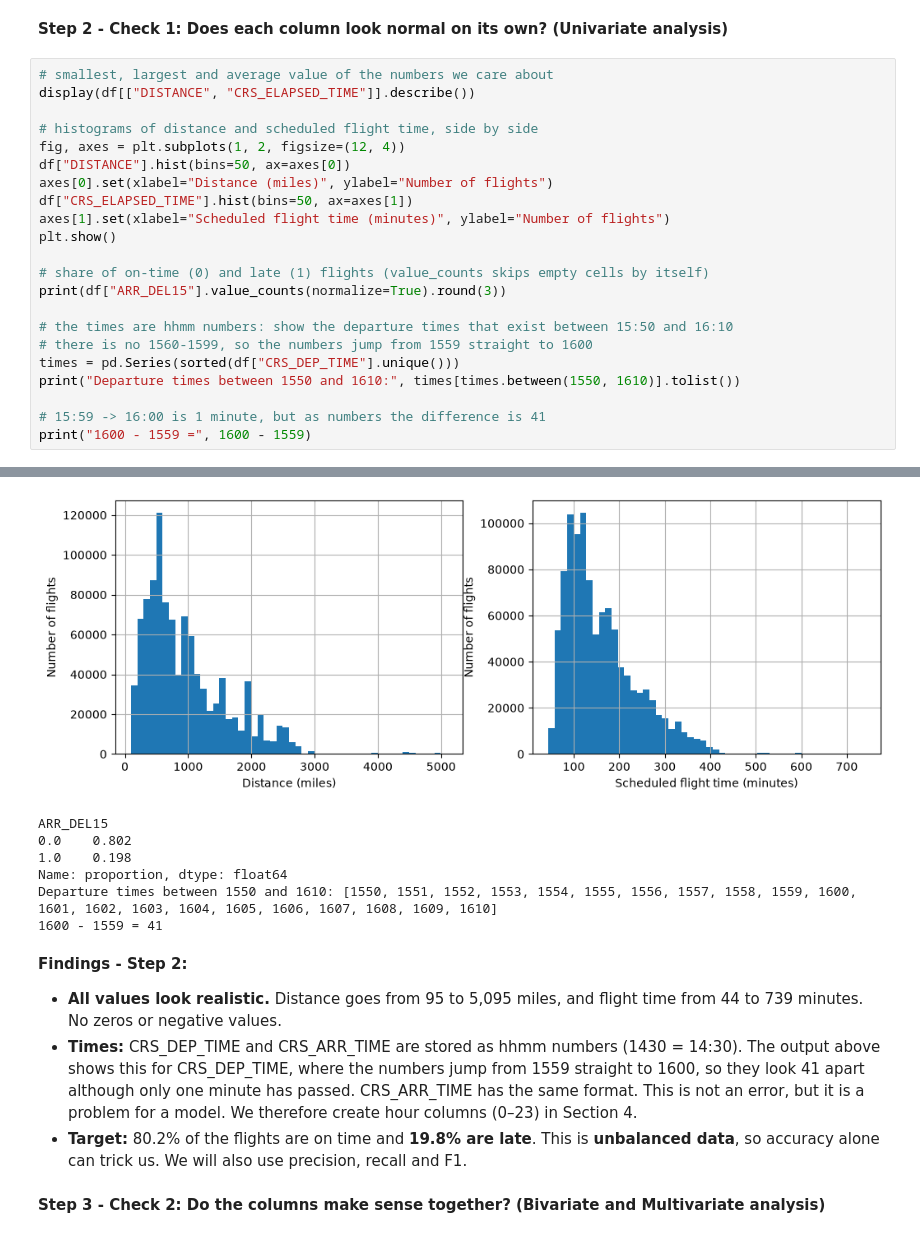
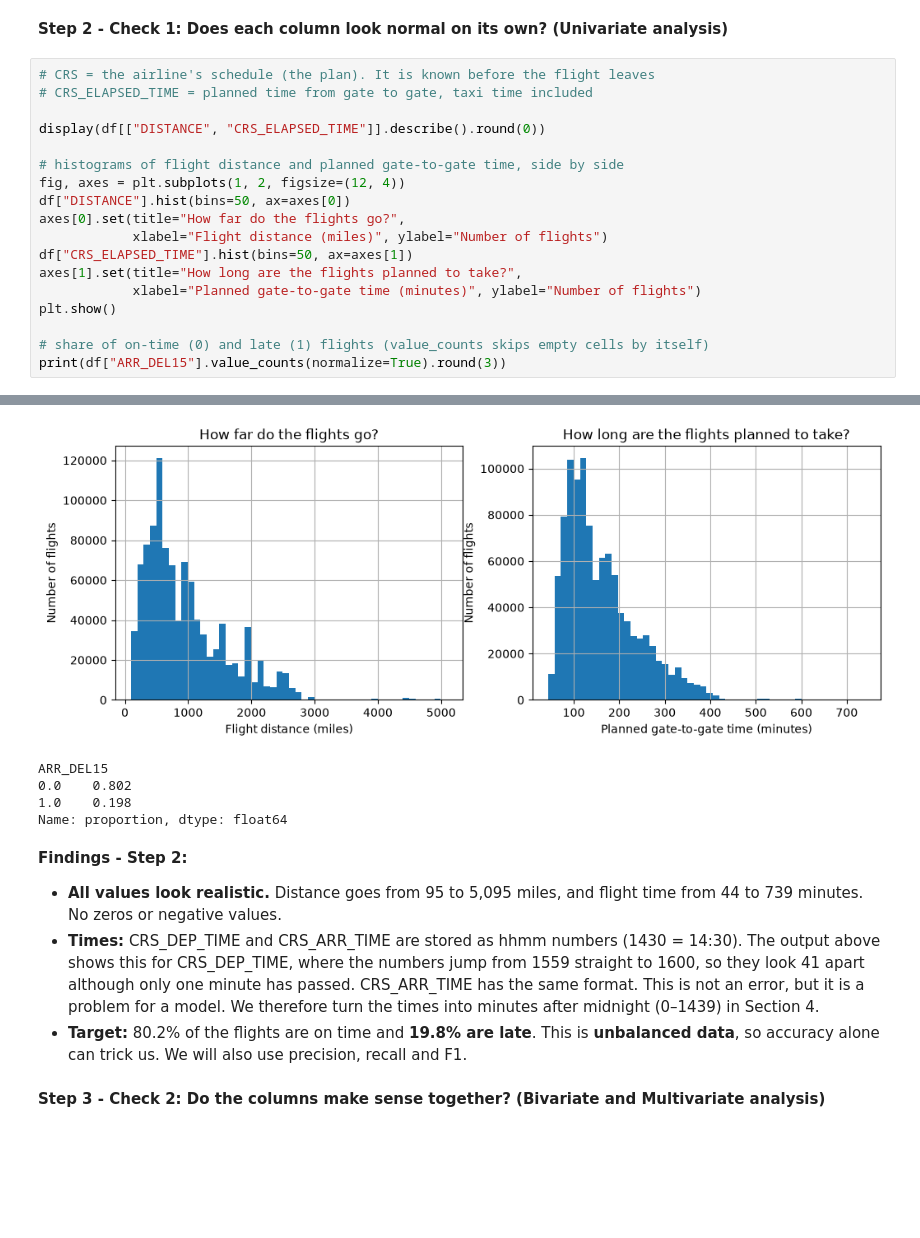
Before and after one commit to Malou100701/MachineLearning2026, a Jupyter notebook: flight_delay_analysis_starter.ipynb, the cells around one changed output, grey strips where cells are left out. Saved outputs shown, nothing was run; the diff lists cells and outputs as text; blank space fills up the shorter version.

Commit message:
ændring - rettet fra afrunding af tid til minutter efter mdnat. og så rettelse af scatterplot navngivningen

```diff
--- a/flight_delay_analysis_starter.ipynb
+++ b/flight_delay_analysis_starter.ipynb
@@ -171,26 +171,22 @@ memory usage: 86.1 MB
 # %% [markdown]
 **Step 2 - Check 1: Does each column look normal on its own? (Univariate analysis)**
 # %%
-# smallest, largest and average value of the numbers we care about
-display(df[["DISTANCE", "CRS_ELAPSED_TIME"]].describe())
+# CRS = the airline's schedule (the plan). It is known before the flight leaves
+# CRS_ELAPSED_TIME = planned time from gate to gate, taxi time included
 
-# histograms of distance and scheduled flight time, side by side
+display(df[["DISTANCE", "CRS_ELAPSED_TIME"]].describe().round(0))
+
+# histograms of flight distance and planned gate-to-gate time, side by side
 fig, axes = plt.subplots(1, 2, figsize=(12, 4))
 df["DISTANCE"].hist(bins=50, ax=axes[0])
-axes[0].set(xlabel="Distance (miles)", ylabel="Number of flights")
+axes[0].set(title="How far do the flights go?",
+            xlabel="Flight distance (miles)", ylabel="Number of flights")
 df["CRS_ELAPSED_TIME"].hist(bins=50, ax=axes[1])
-axes[1].set(xlabel="Scheduled flight time (minutes)", ylabel="Number of flights")
+axes[1].set(title="How long are the flights planned to take?",
+            xlabel="Planned gate-to-gate time (minutes)", ylabel="Number of flights")
 plt.show()
 
 # share of on-time (0) and late (1) flights (value_counts skips empty cells by itself)
 print(df["ARR_DEL15"].value_counts(normalize=True).round(3))
-
-# the times are hhmm numbers: show the departure times that exist between 15:50 and 16:10
-# there is no 1560-1599, so the numbers jump from 1559 straight to 1600
-times = pd.Series(sorted(df["CRS_DEP_TIME"].unique()))
-print("Departure times between 1550 and 1610:", times[times.between(1550, 1610)].tolist())
-
-# 15:59 -> 16:00 is 1 minute, but as numbers the difference is 41
-print("1600 - 1559 =", 1600 - 1559)
 # %% [output]
 |  | DISTANCE | CRS_ELAPSED_TIME |
@@ -205,14 +201,12 @@ print("1600 - 1559 =", 1600 - 1559)
-[figure, old version]
+[figure, new version]
 ARR_DEL15
 0.0    0.802
 1.0    0.198
 Name: proportion, dtype: float64
-Departure times between 1550 and 1610: [1550, 1551, 1552, 1553, 1554, 1555, 1556, 1557, 1558, 1559, 1600, 1601, 1602, 1603, 1604, 1605, 1606, 1607, 1608, 1609, 1610]
-1600 - 1559 = 41
 # %% [markdown]
 **Findings - Step 2:**
 - **All values look realistic.** Distance goes from 95 to 5,095 miles, and flight time from 44 to 739 minutes. No zeros or negative values.
-- **Times:** CRS_DEP_TIME and CRS_ARR_TIME are stored as hhmm numbers (1430 = 14:30). The output above shows this for CRS_DEP_TIME, where the numbers jump from 1559 straight to 1600, so they look 41 apart although only one minute has passed. CRS_ARR_TIME has the same format. This is not an error, but it is a problem for a model. We therefore create hour columns (0–23) in Section 4.
+- **Times:** CRS_DEP_TIME and CRS_ARR_TIME are stored as hhmm numbers (1430 = 14:30). The output above shows this for CRS_DEP_TIME, where the numbers jump from 1559 straight to 1600, so they look 41 apart although only one minute has passed. CRS_ARR_TIME has the same format. This is not an error, but it is a problem for a model. We therefore turn the times into minutes after midnight (0–1439) in Section 4.
 - **Target:** 80.2% of the flights are on time and **19.8% are late**. This is **unbalanced data**, so accuracy alone can trick us. We will also use precision, recall and F1.
 # %% [markdown]
 **Step 3 - Check 2: Do the columns make sense together? (Bivariate and Multivariate analysis)**
```
Also changed, not shown: parts of 7 cells of this notebook.
